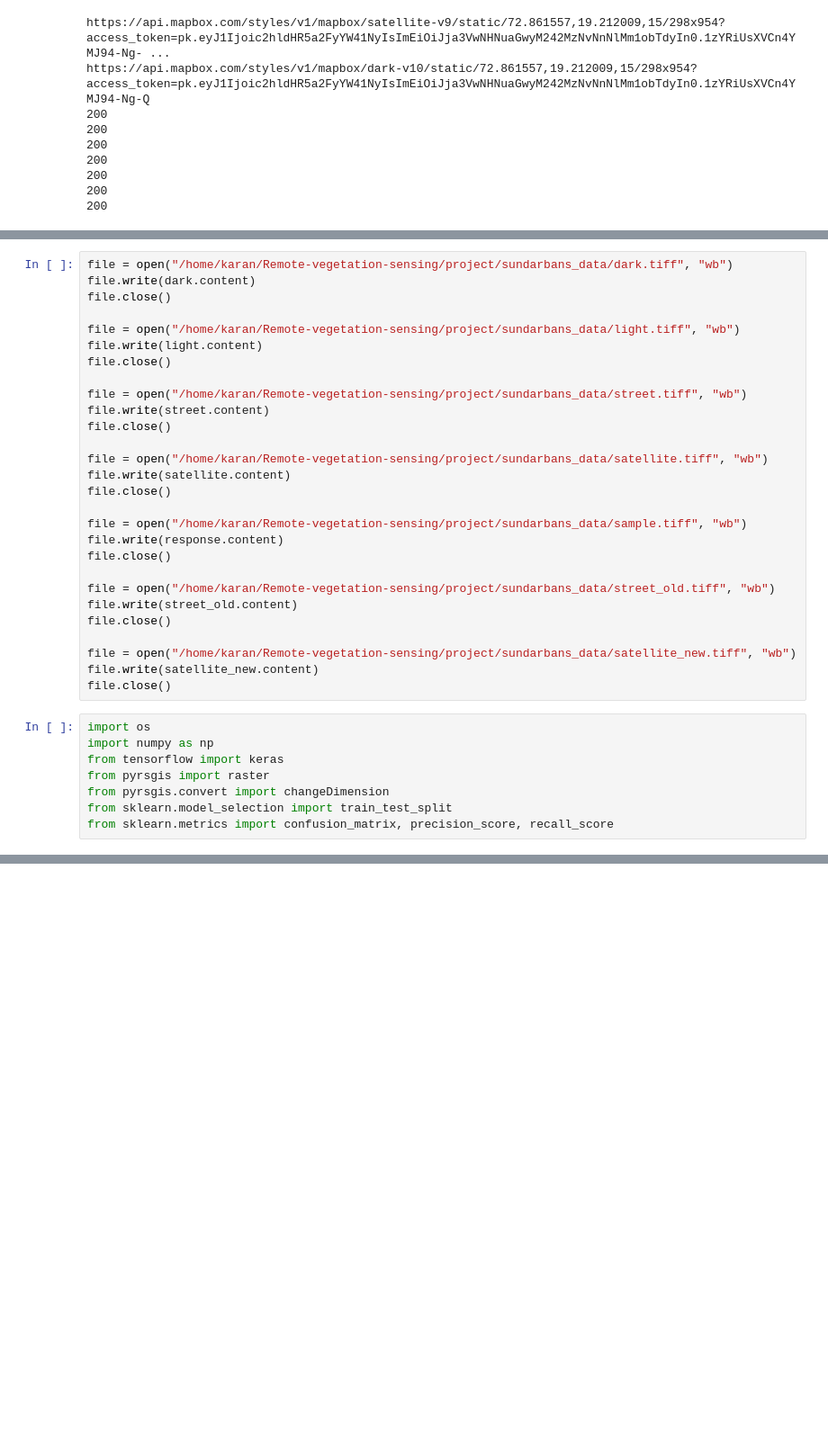
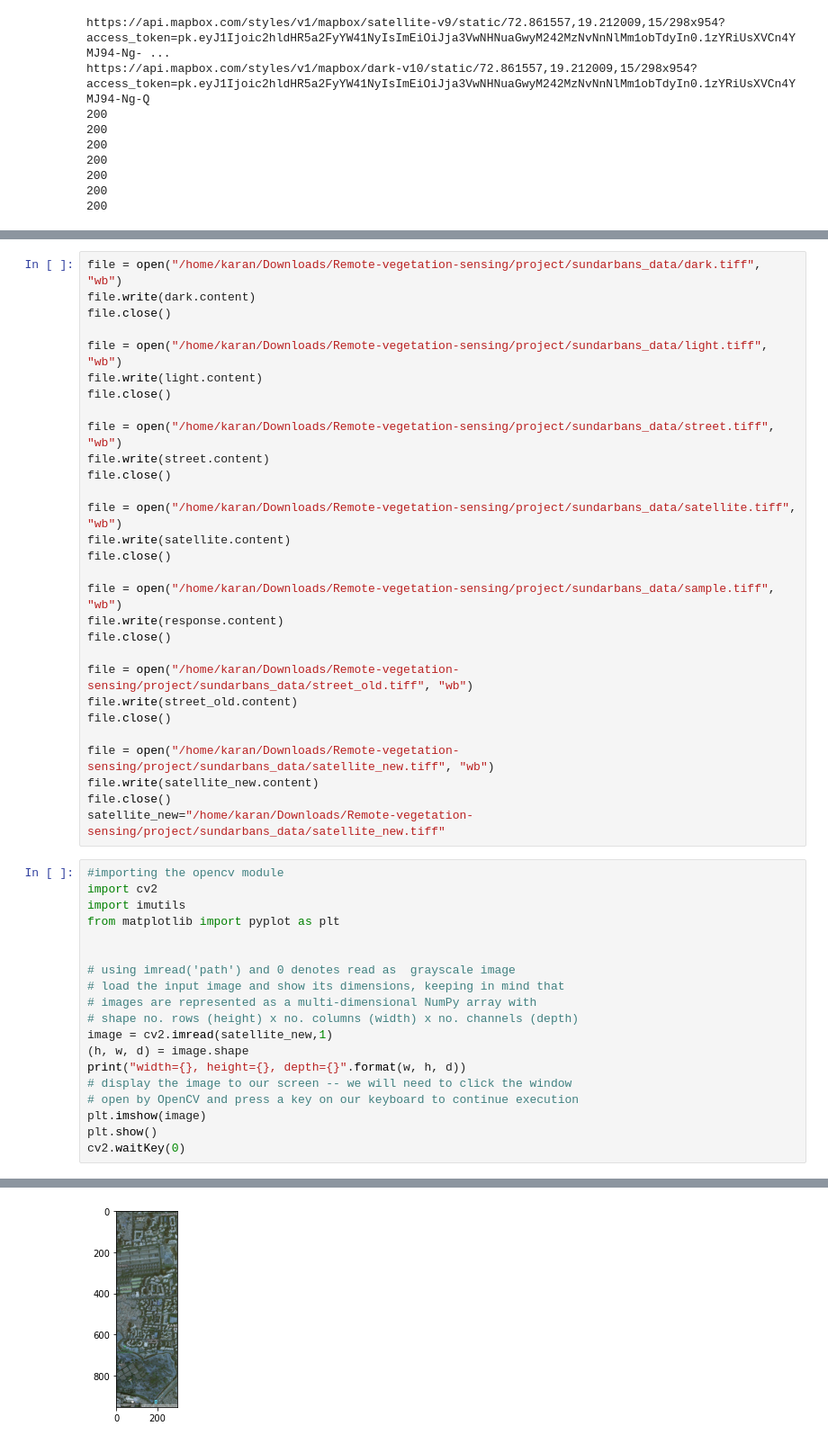
Before and after one commit to shettykaran57/Remote-vegetation-sensing, a Jupyter notebook: project/test 2.ipynb, the cells around one changed output, grey strips where cells are left out. Shown at 90% size. Cells and saved outputs as stored; diff of their text form; blank space fills up the shorter version.

```diff
--- a/project/test 2.ipynb
+++ b/project/test 2.ipynb
@@ -41,37 +49,49 @@ https://api.mapbox.com/styles/v1/mapbox/dark-v10/static/72.861557,19.212009,15/2
 # %%
-file = open("/home/karan/Remote-vegetation-sensing/project/sundarbans_data/dark.tiff", "wb")
+file = open("/home/karan/Downloads/Remote-vegetation-sensing/project/sundarbans_data/dark.tiff", "wb")
 file.write(dark.content)
 file.close()
 
-file = open("/home/karan/Remote-vegetation-sensing/project/sundarbans_data/light.tiff", "wb")
+file = open("/home/karan/Downloads/Remote-vegetation-sensing/project/sundarbans_data/light.tiff", "wb")
 file.write(light.content)
 file.close()
 
-file = open("/home/karan/Remote-vegetation-sensing/project/sundarbans_data/street.tiff", "wb")
+file = open("/home/karan/Downloads/Remote-vegetation-sensing/project/sundarbans_data/street.tiff", "wb")
 file.write(street.content)
 file.close()
 
-file = open("/home/karan/Remote-vegetation-sensing/project/sundarbans_data/satellite.tiff", "wb")
+file = open("/home/karan/Downloads/Remote-vegetation-sensing/project/sundarbans_data/satellite.tiff", "wb")
 file.write(satellite.content)
 file.close()
 
-file = open("/home/karan/Remote-vegetation-sensing/project/sundarbans_data/sample.tiff", "wb")
+file = open("/home/karan/Downloads/Remote-vegetation-sensing/project/sundarbans_data/sample.tiff", "wb")
 file.write(response.content)
 file.close()
 
-file = open("/home/karan/Remote-vegetation-sensing/project/sundarbans_data/street_old.tiff", "wb")
+file = open("/home/karan/Downloads/Remote-vegetation-sensing/project/sundarbans_data/street_old.tiff", "wb")
 file.write(street_old.content)
 file.close()
 
-file = open("/home/karan/Remote-vegetation-sensing/project/sundarbans_data/satellite_new.tiff", "wb")
+file = open("/home/karan/Downloads/Remote-vegetation-sensing/project/sundarbans_data/satellite_new.tiff", "wb")
 file.write(satellite_new.content)
 file.close()
+satellite_new="/home/karan/Downloads/Remote-vegetation-sensing/project/sundarbans_data/satellite_new.tiff"
 # %%
-import os
-import numpy as np
-from tensorflow import keras
-from pyrsgis import raster
-from pyrsgis.convert import changeDimension
-from sklearn.model_selection import train_test_split
-from sklearn.metrics import confusion_matrix, precision_score, recall_score
+#importing the opencv module
+import cv2
+import imutils
+from matplotlib import pyplot as plt
+
+
+# using imread('path') and 0 denotes read as  grayscale image
+# load the input image and show its dimensions, keeping in mind that
+# images are represented as a multi-dimensional NumPy array with
+# shape no. rows (height) x no. columns (width) x no. channels (depth)
+image = cv2.imread(satellite_new,1)
+(h, w, d) = image.shape
+print("width={}, height={}, depth={}".format(w, h, d))
+# display the image to our screen -- we will need to click the window
+# open by OpenCV and press a key on our keyboard to continue execution
+plt.imshow(image)
+plt.show()
+cv2.waitKey(0)
 # %% [output]
@@ -79,0 +99 @@ from sklearn.metrics import confusion_matrix, precision_score, recall_score
+[figure, added]
```
Also changed, not shown: parts of 5 cells of this notebook, 8 other files.
